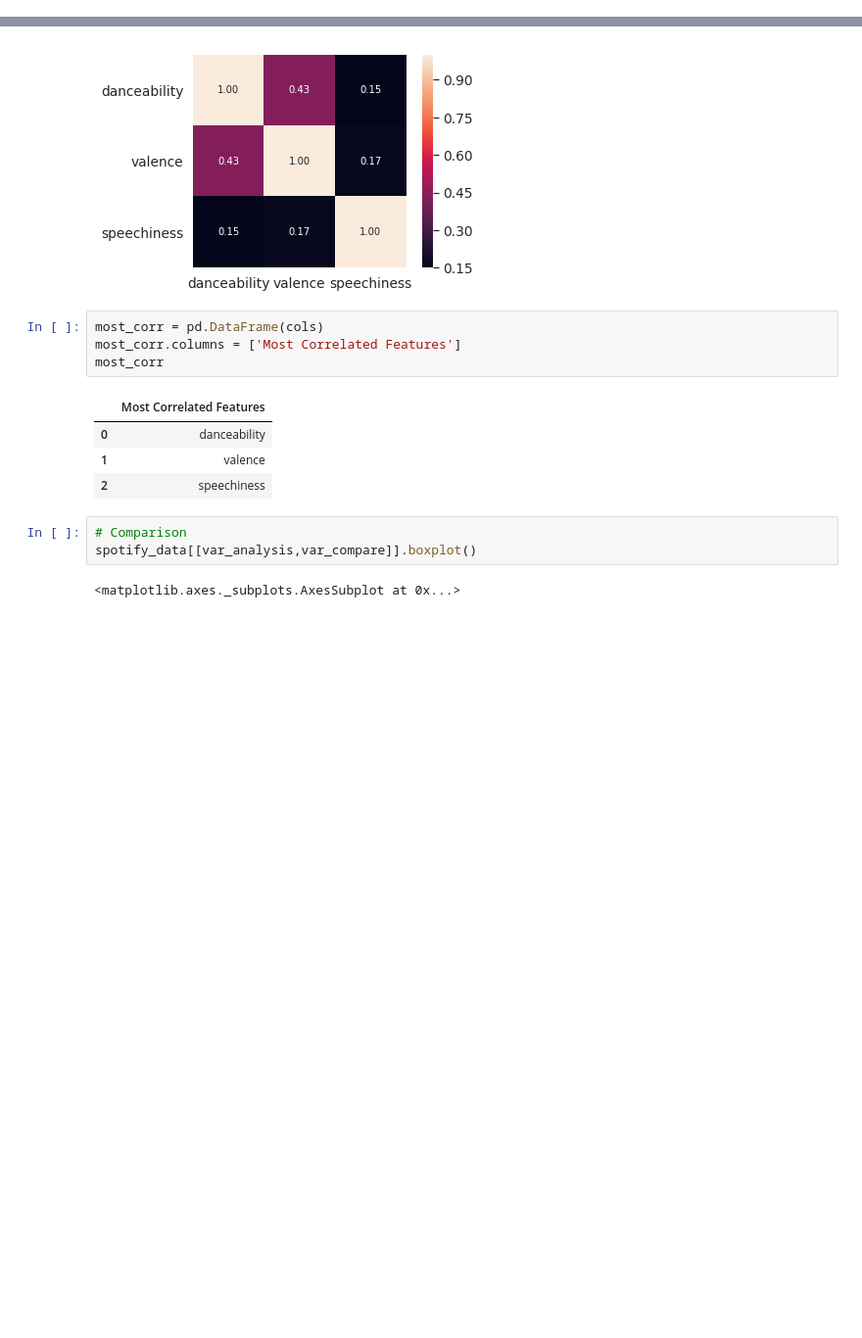
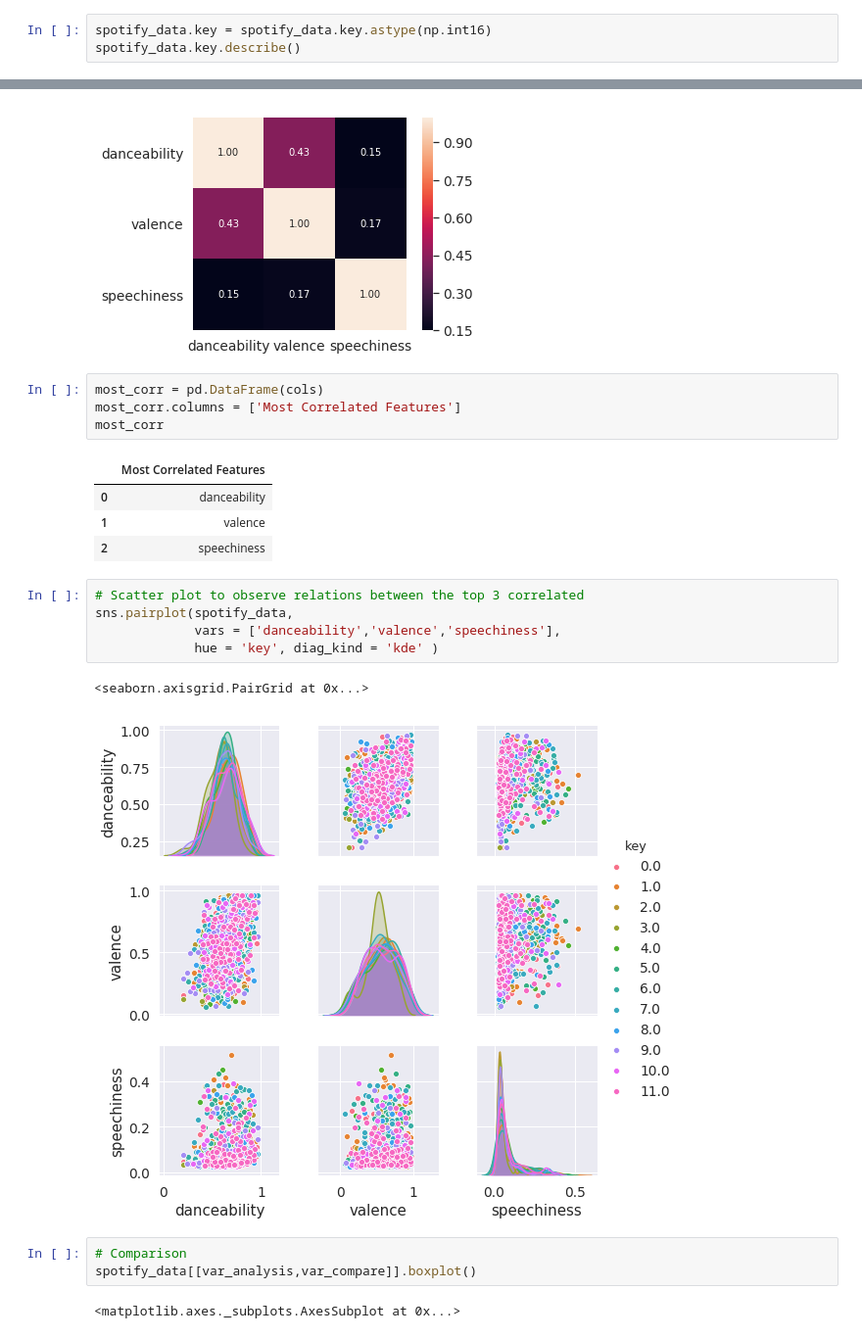
Before and after one commit to victorgrubio/LSMA, a Jupyter notebook: 02-exploratory-data-analysis/Spotify_notebook_v1.ipynb, the cells around one changed output, grey strips where cells are left out. Shown at 98% size. Cells and saved outputs as stored; diff of their text form; blank space fills up the shorter version.

```diff
--- a/02-exploratory-data-analysis/Spotify_notebook_v1.ipynb
+++ b/02-exploratory-data-analysis/Spotify_notebook_v1.ipynb
@@ -114,0 +118,3 @@ missing_data
+# %%
+spotify_data.key = spotify_data.key.astype(np.int16)
+spotify_data.key.describe()
@@ -148,6 +173,14 @@ most_corr
 | 0 | danceability |
 | 1 | valence |
 | 2 | speechiness |
+# %%
+# Scatter plot to observe relations between the top 3 correlated
+sns.pairplot(spotify_data,
+             vars = ['danceability','valence','speechiness'],
+             hue = 'key', diag_kind = 'kde' )
+# %% [output]
+<seaborn.axisgrid.PairGrid at 0x...>
+[figure, added]
 # %%
 # Comparison
 spotify_data[[var_analysis,var_compare]].boxplot()
```
Also changed, not shown: parts of 4 cells of this notebook.
